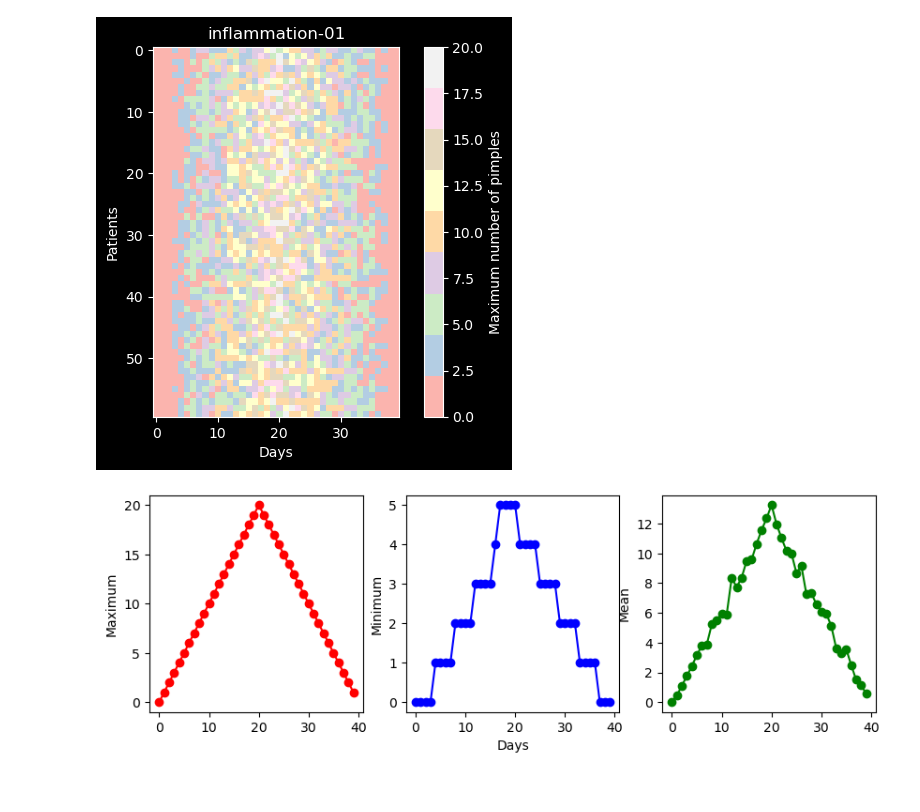
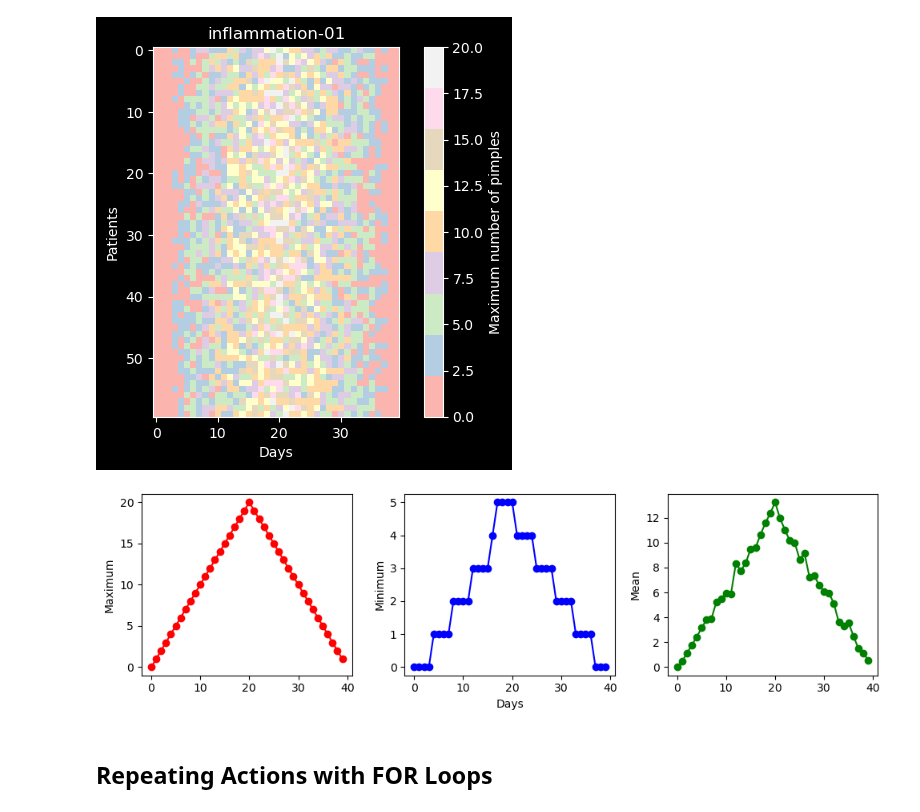
Before and after one commit to HeatherAn/swc-python-delft-feb2023, a Jupyter notebook: swc_python_day1.ipynb, the cells around one changed output. Saved outputs shown, nothing was run; the diff lists cells and outputs as text; code cells hidden in the pictures.

```diff
--- a/swc_python_day1.ipynb
+++ b/swc_python_day1.ipynb
@@ -426,21 +426,24 @@ plt.style.use('default')
 # %%
 fig = plt.figure(figsize=(10,3))
 
 axes1 = fig.add_subplot(1,3,1)
 axes2 = fig.add_subplot(1,3,2)
 axes3 = fig.add_subplot(1,3,3)
 
 axes1.plot(data.max(axis=0), '-o', color='red')
 axes2.plot(data.min(axis=0), '-o', color='blue')
 axes3.plot(data.mean(axis=0), '-o', color='green')
 
 axes1.set_ylabel('Maximum')
 axes2.set_ylabel('Minimum')
 axes3.set_ylabel('Mean')
 
 axes2.set_xlabel('Days')
 
+fig.tight_layout()
 plt.savefig('./data/Plots_inflammation-01.png')
 plt.show()
 # %% [output]
-[figure, old version]
+[figure, new version]
+# %% [markdown]
+## Repeating Actions with FOR Loops
```
